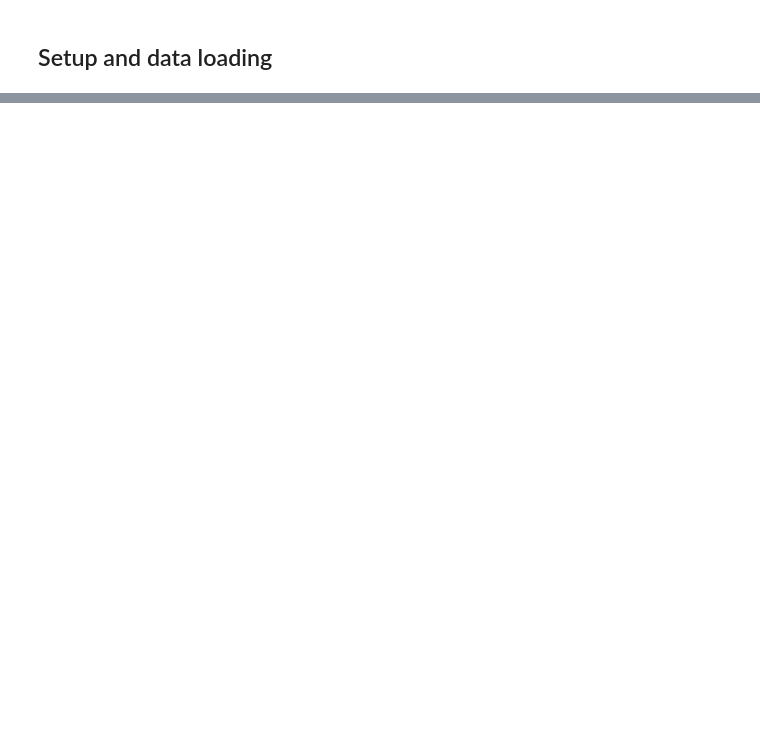
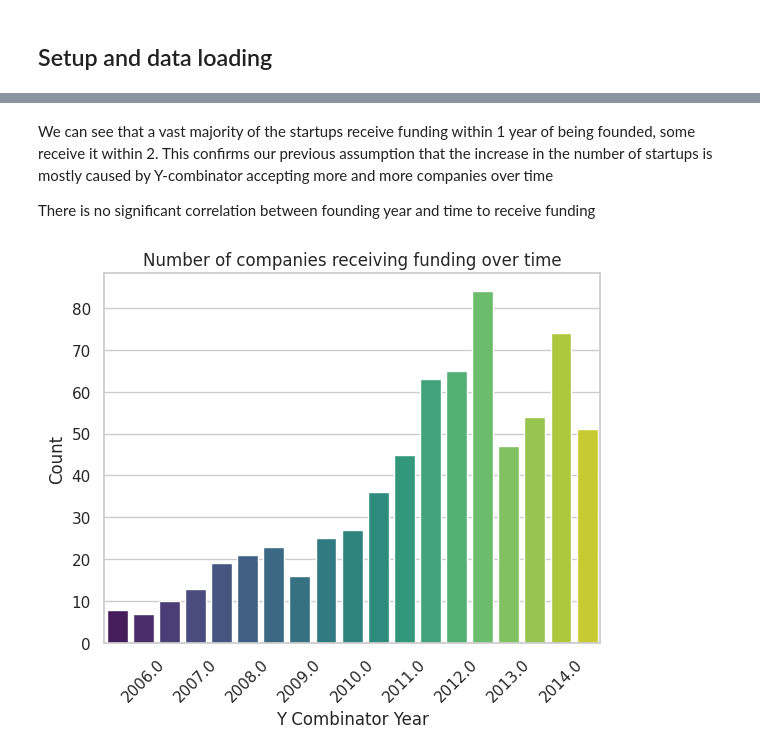
Before and after one commit to MihailoMilenkovic/startups-analysis, a Jupyter notebook: project.ipynb, the cells around one changed output, grey strips where cells are left out. Saved outputs shown, nothing was run; the diff lists cells and outputs as text; code cells hidden in the pictures; blank space fills up the shorter version.

```diff
--- a/project.ipynb
+++ b/project.ipynb
@@ -30,0 +171,14 @@ available data:  ['Company', 'Satus', 'Year Founded', 'Mapping Location', 'Descr
+# %%
+startups_with_founding_year['Year Founded'] = startups_with_founding_year['Year Founded'].astype(float)
+
+#  Calculate the delay until Y Combinator Year
+startups_with_founding_year['Time Until Funding'] = startups_with_founding_year['Y Combinator Year'] - startups_with_founding_year['Year Founded']
+
+# Create a jointplot
+sns.set(style="whitegrid")
+joint = sns.jointplot(data=startups_with_founding_year, x='Year Founded', y='Time Until Funding', kind='scatter', color='skyblue')
+
+# Customize the x-axis tick labels to display as integers
+joint.ax_joint.xaxis.set_major_formatter(ticker.FuncFormatter(lambda x, _: '{:.0f}'.format(x)))
+
+plt.show()
@@ -30,0 +197,21 @@ available data:  ['Company', 'Satus', 'Year Founded', 'Mapping Location', 'Descr
+# %% [markdown]
+We can see that a vast majority of the startups receive funding within 1 year of being founded, some receive it within 2. This confirms our previous assumption that the increase in the number of startups is mostly caused by Y-combinator accepting more and more companies over time
+
+There is no significant correlation between founding year and time to receive funding
+# %%
+sns.set(style="whitegrid")
+ax = sns.countplot(data=startups_df_basic, x='Y Combinator Year', palette='viridis')
+
+# Show every 2nd value on the x-axis
+every_nth = 2
+for n, label in enumerate(ax.xaxis.get_ticklabels()):
+    if n % every_nth == 0:
+        label.set_visible(False)
+
+plt.title("Number of companies receiving funding over time")
+plt.xlabel("Y Combinator Year")
+plt.ylabel("Count")
+plt.xticks(rotation=45)  # Rotate x-axis labels for better readability if needed
+plt.show()
+# %% [output]
+[figure, added]
```
Also changed, not shown: parts of 35 cells of this notebook, 4 other files.
